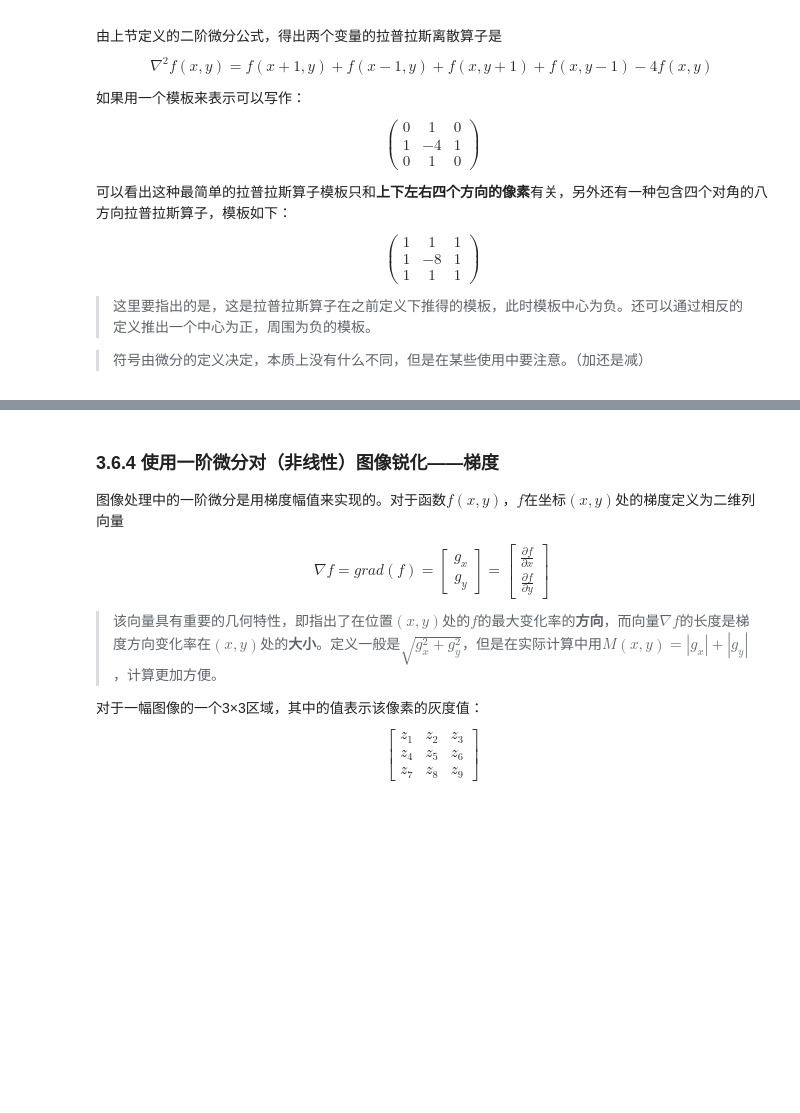
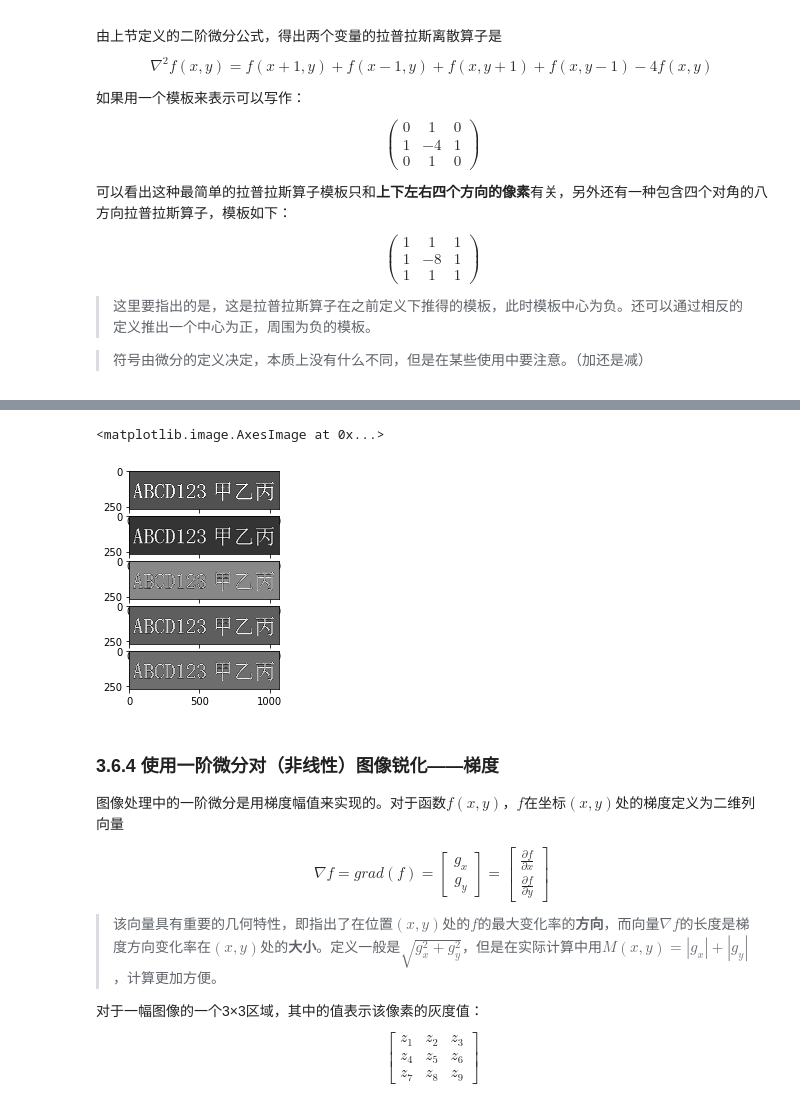
Before and after one commit to KelvinQAQ/Jupyter-Notebooks, a Jupyter notebook: Image Processing/空间滤波器.ipynb, the cells around one changed output, grey strips where cells are left out. Saved outputs shown, nothing was run; the diff lists cells and outputs as text; code cells hidden in the pictures; blank space fills up the shorter version.

```diff
--- a/Image Processing/空间滤波器.ipynb
+++ b/Image Processing/空间滤波器.ipynb
@@ -117,6 +111,38 @@ $$g(x,y)=f(x,y)+k*g_{mask}(x,y)$$
 <img src="http://img.blog.csdn.net/20150131192302681?watermark/2/text/aHR0cDovL2Jsb2cuY3Nkbi5uZXQvVG9ueVNoZW5nVGFu/font/5a6L5L2T/fontsize/400/fill/I0JBQkFCMA==/dissolve/70/gravity/Center" style="zoom:50%" />
 
 上面的图像展示了非锐化掩蔽的原理。需要注意的是k的取值要小心，一般来说，k越大锐化效果月明显，但是k过大可能会使结果产生**负灰度**。负灰度的出现可能会使边缘出现暗晕轮。
+# %%
+import numpy as np
+import matplotlib.pyplot as plt
+
+from PIL import Image
+from PIL import ImageFilter
+
+img = Image.open('images/text.png').convert('L')  # 读取图像
+img_data = np.array(img, dtype='i')
+
+plt.subplot(511)
+plt.imshow(img_data, cmap='gray')
+
+blur = np.array(img.filter(ImageFilter.GaussianBlur(2)), dtype='i')
+plt.subplot(512)
+plt.imshow(blur, cmap='gray')
+
+mask = img_data - blur
+plt.subplot(513)
+plt.imshow(mask, cmap='gray')
+# np.array(img_data)
+
+usm = img_data + mask
+plt.subplot(514)
+plt.imshow(usm, cmap='gray')
+
+hpif = img_data + 3 * mask
+plt.subplot(515)
+plt.imshow(hpif, cmap='gray')
+# %% [output]
+<matplotlib.image.AxesImage at 0x...>
+[figure, added]
 # %% [markdown]
 ### 3.6.4 使用一阶微分对（非线性）图像锐化——梯度
 
```
Also changed, not shown: parts of 1 cell of this notebook, 3 other files.
